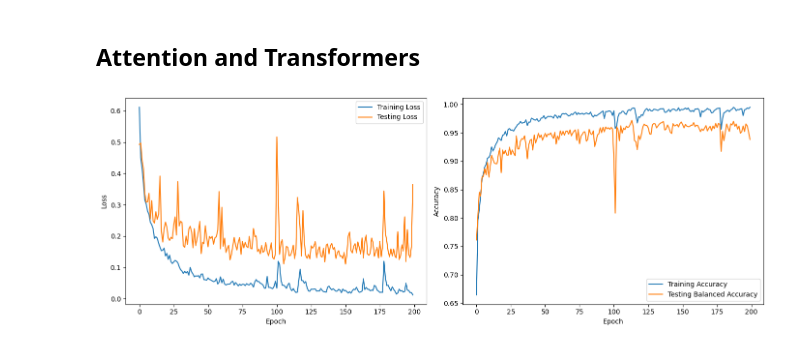
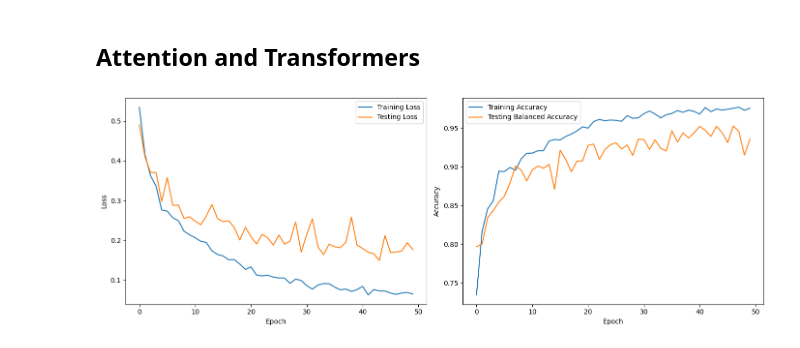
Before and after one commit to jlohunecke/ML4HC_project2, a Jupyter notebook: proj2_pt1.ipynb, the cells around one changed output. Cells and saved outputs as stored; diff of their text form; code cells hidden in the pictures.

```diff
--- a/proj2_pt1.ipynb
+++ b/proj2_pt1.ipynb
@@ -213,7 +213,7 @@ class LSTMModel(nn.Module):
         out = self.sigmoid(out)
         return out
 # %%
-def train_model(model, model_name, criterion, optimizer, X_train_dataloader, X_test_tensor, y_test_tensor, num_epochs, truncate):
+def train_model(model, model_name, criterion, optimizer, X_train_dataloader, X_test_tensor, y_test_tensor, num_epochs, truncate, ret_weights=False):
     epoch_losses_training = []
     epoch_losses_testing = []
     epoch_accuracies_training = []
@@ -231,7 +231,11 @@ def train_model(model, model_name, criterion, optimizer, X_train_dataloader, X_t
                 max_seq_len = (X_batch != 0).sum(dim=1).max().item()
                 X_batch = X_batch[:, :max_seq_len, :]
 
-            outputs = model(X_batch)
+            if ret_weights:
+                outputs, _ = model(X_batch)
+            else:
+                outputs = model(X_batch)
+
             loss = criterion(outputs, y_batch)
             acc.append((outputs > 0.5).int() == y_batch)
 
@@ -245,7 +249,11 @@ def train_model(model, model_name, criterion, optimizer, X_train_dataloader, X_t
         epoch_losses_training.append(total_loss/len(X_train_tensor))
 
         with torch.no_grad():
-            output_test = model(X_test_tensor)
+            if ret_weights:
+                output_test, _ = model(X_test_tensor)
+            else:
+                output_test = model(X_test_tensor)
+
             loss_test = criterion(output_test, y_test_tensor)
             epoch_losses_testing.append(loss_test.item())
 
@@ -523,7 +517,10 @@ class TransformerModel(nn.Module):
         output = self.transformer_encoder(src)
         output = self.fc(output.mean(dim=1))  # Global average pooling
         output = self.sigmoid(output)
-        return output
+
+        attention_weights = self.transformer_encoder.layers[0].self_attn.in_proj_weight
+
+        return output, attention_weights
 # %%
 input_size = X_train_tensor.shape[1]
 output_size = 1
@@ -532,13 +529,13 @@ transformer = TransformerModel(input_size, output_size).to(device)
 criterion = nn.BCELoss()
 optimizer = torch.optim.Adam(transformer.parameters(), lr=0.001)
 # %%
-num_epochs = 200
+num_epochs = 50
 torch.manual_seed(42)
 model_name = 'transformer'
 # %%
-train_model(transformer, model_name, criterion, optimizer, X_train_dataloader, X_test_tensor, y_test_tensor, num_epochs=num_epochs, truncate=False)
+train_model(transformer, model_name, criterion, optimizer, X_train_dataloader, X_test_tensor, y_test_tensor, num_epochs=num_epochs, truncate=False, ret_weights=True)
 plot_acc_and_loss(model_name, num_epochs)
 # %% [output]
-[figure, old version]
+[figure, new version]
 # %%
 transformer.load_state_dict(torch.load(f'./p1/models/{model_name}_{num_epochs}.pth'))
```
Also changed, not shown: parts of 4 cells of this notebook.
